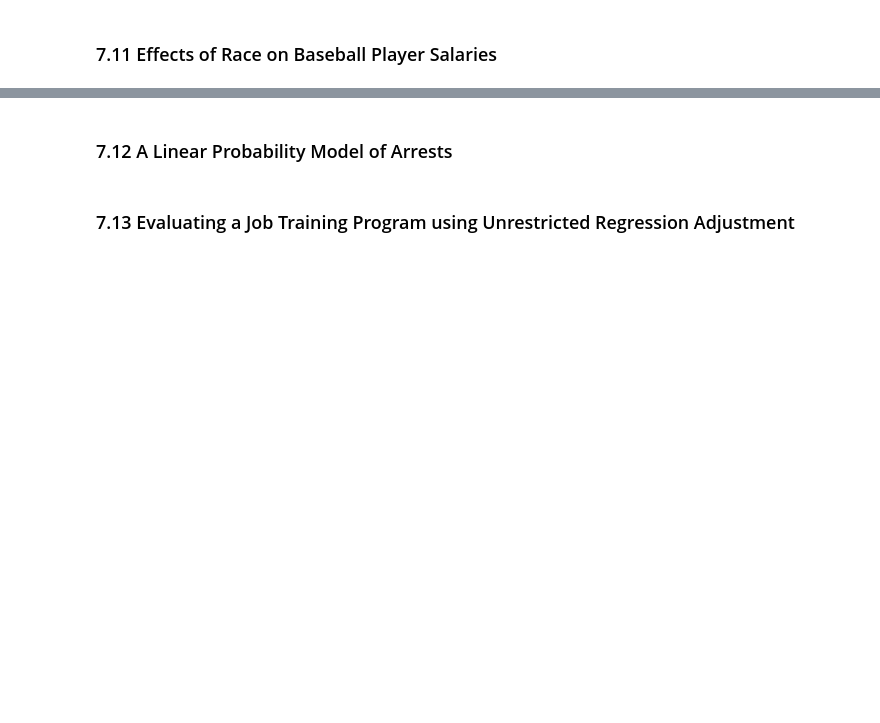
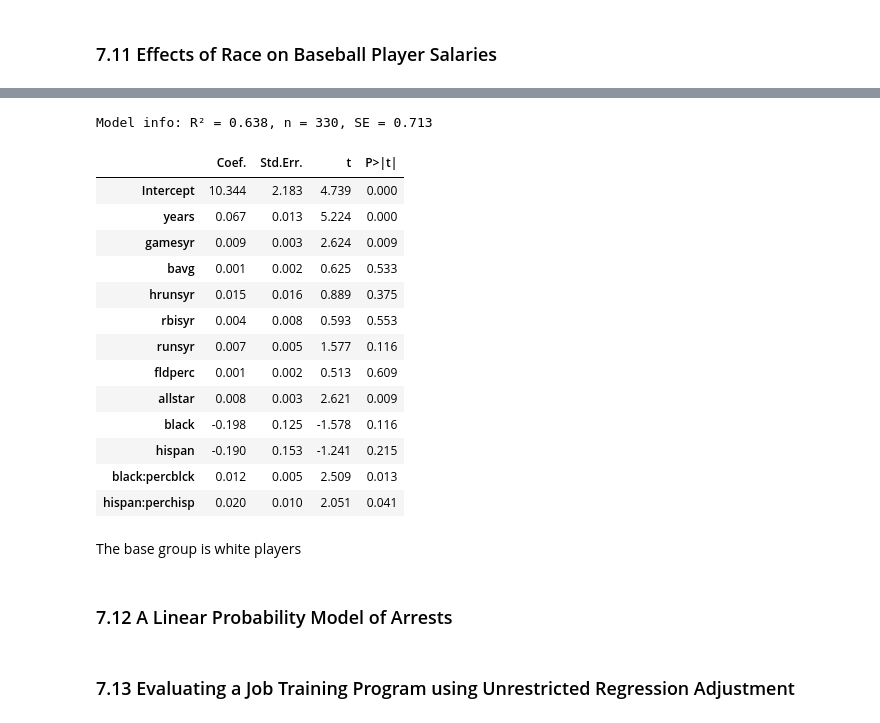
Before and after one commit to 42Ahmed/woolpy, a Jupyter notebook: Chapter 7.ipynb, the cells around one changed output, grey strips where cells are left out. Saved outputs shown, nothing was run; the diff lists cells and outputs as text; code cells hidden in the pictures; blank space fills up the shorter version.

```diff
--- a/Chapter 7.ipynb
+++ b/Chapter 7.ipynb
@@ -65,6 +65,7 @@ jtrain = wooldridge.data('jtrain')
 hprice1 = wooldridge.data('hprice1')
 beauty = wooldridge.data('beauty')
 lawsch85 = wooldridge.data('lawsch85')
+mlb1 = wooldridge.data('mlb1')
 # %% [markdown]
 ### 7.1 Hourly Wage Equation
 # %%
@@ -388,3 +529,27 @@ Note: Rank of a school depends on other schools, so random sample assumption is
+# %%
+df = mlb1.copy()
+df = df[(df['percblck']!=0)]
+# %%
+model011 = smf.ols('lsalary ~ years + gamesyr + bavg + hrunsyr + rbisyr + runsyr + fldperc + allstar + black + hispan + black:percblck + hispan:perchisp', data=df).fit()
+report(model011)
+# %% [output]
+Model info: R² = 0.638, n = 330, SE = 0.713
+|  | Coef. | Std.Err. | t | P>|t| |
+| Intercept | 10.344 | 2.183 | 4.739 | 0.000 |
+| years | 0.067 | 0.013 | 5.224 | 0.000 |
+| gamesyr | 0.009 | 0.003 | 2.624 | 0.009 |
+| bavg | 0.001 | 0.002 | 0.625 | 0.533 |
+| hrunsyr | 0.015 | 0.016 | 0.889 | 0.375 |
+| rbisyr | 0.004 | 0.008 | 0.593 | 0.553 |
+| runsyr | 0.007 | 0.005 | 1.577 | 0.116 |
+| fldperc | 0.001 | 0.002 | 0.513 | 0.609 |
+| allstar | 0.008 | 0.003 | 2.621 | 0.009 |
+| black | -0.198 | 0.125 | -1.578 | 0.116 |
+| hispan | -0.190 | 0.153 | -1.241 | 0.215 |
+| black:percblck | 0.012 | 0.005 | 2.509 | 0.013 |
+| hispan:perchisp | 0.020 | 0.010 | 2.051 | 0.041 |
+# %% [markdown]
+The base group is white players
 # %% [markdown]
 ### 7.12 A Linear Probability Model of Arrests
 # %% [markdown]
```
Also changed, not shown: parts of 11 cells of this notebook.
